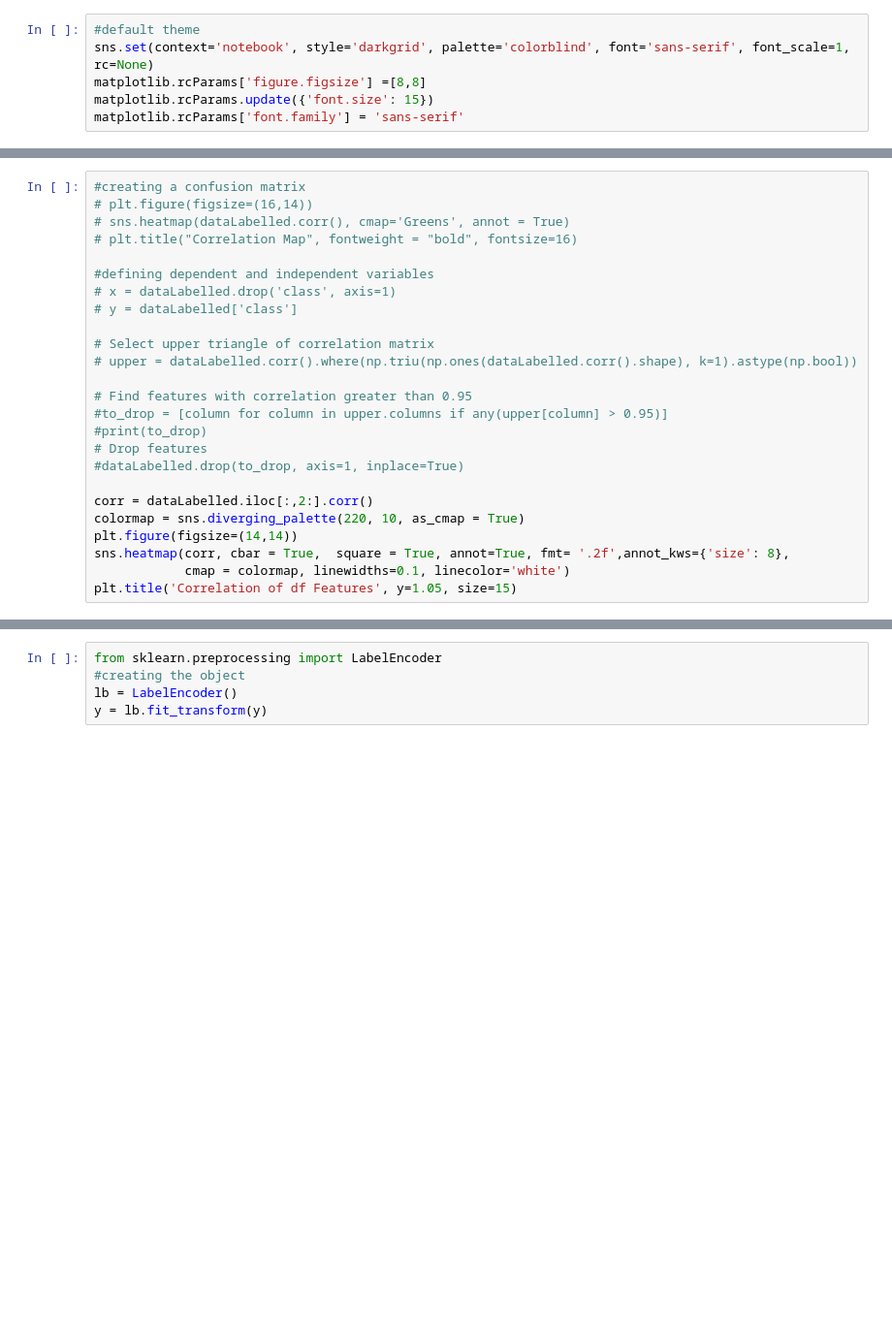
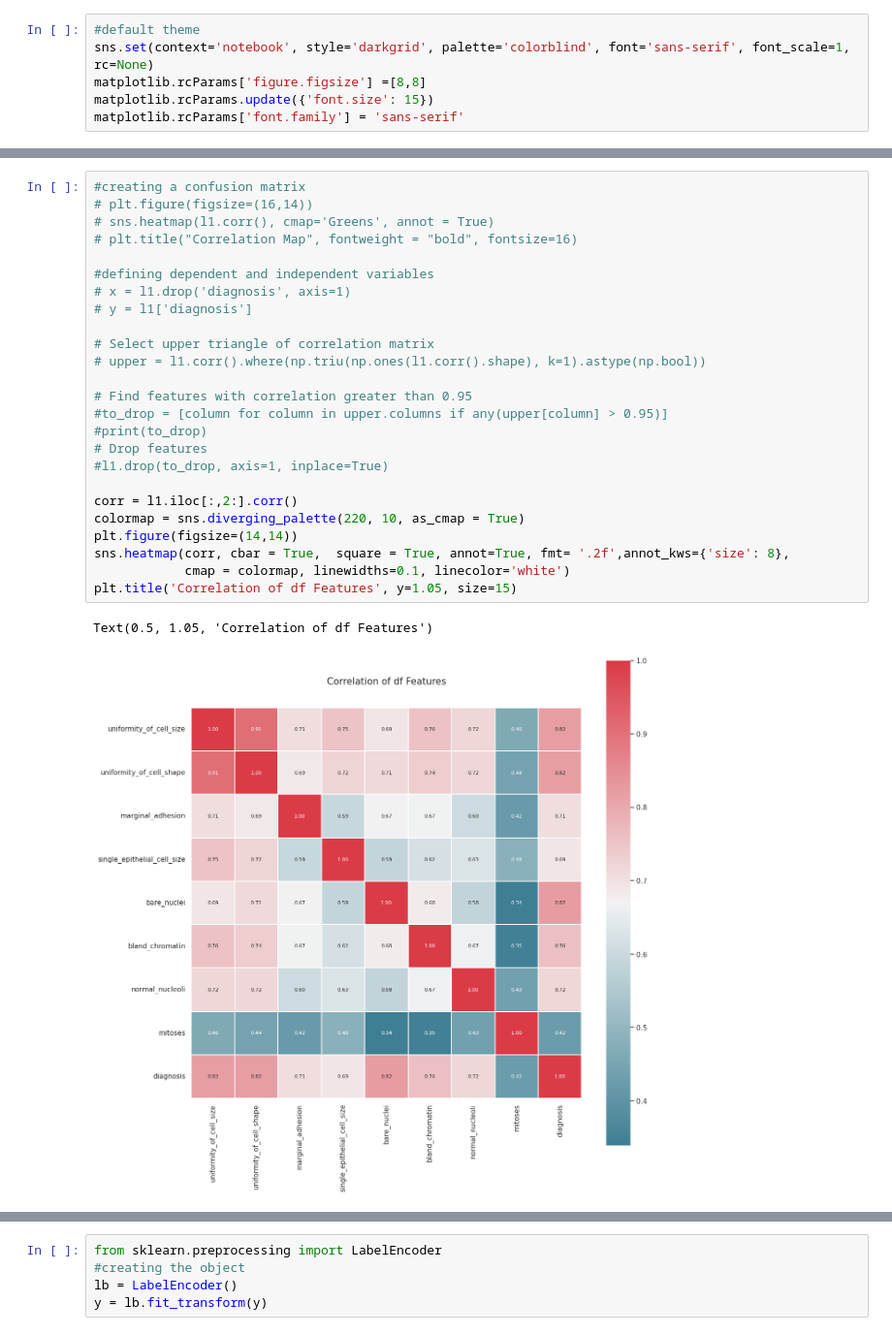
Before and after one commit to TeaToCodeConverter/2022-CN6005-GP-13-Coursework, a Jupyter notebook: breast_cancer_ann.ipynb, the cells around one changed output, grey strips where cells are left out. Shown: that part at 97% size. Saved outputs shown, nothing was run; the diff lists cells and outputs as text; blank space fills up the shorter version.

```diff
--- a/breast_cancer_ann.ipynb
+++ b/breast_cancer_ann.ipynb
@@ -98,27 +125,30 @@ print("Number of Malignant: {}".format(M))
 # %%
 #creating a confusion matrix
 # plt.figure(figsize=(16,14))
-# sns.heatmap(dataLabelled.corr(), cmap='Greens', annot = True)
+# sns.heatmap(l1.corr(), cmap='Greens', annot = True)
 # plt.title("Correlation Map", fontweight = "bold", fontsize=16)
 
 #defining dependent and independent variables
-# x = dataLabelled.drop('class', axis=1)
-# y = dataLabelled['class']
+# x = l1.drop('diagnosis', axis=1)
+# y = l1['diagnosis']
 
 # Select upper triangle of correlation matrix
-# upper = dataLabelled.corr().where(np.triu(np.ones(dataLabelled.corr().shape), k=1).astype(np.bool))
+# upper = l1.corr().where(np.triu(np.ones(l1.corr().shape), k=1).astype(np.bool))
 
 # Find features with correlation greater than 0.95
 #to_drop = [column for column in upper.columns if any(upper[column] > 0.95)]
 #print(to_drop)
 # Drop features
-#dataLabelled.drop(to_drop, axis=1, inplace=True)
+#l1.drop(to_drop, axis=1, inplace=True)
 
-corr = dataLabelled.iloc[:,2:].corr()
+corr = l1.iloc[:,2:].corr()
 colormap = sns.diverging_palette(220, 10, as_cmap = True)
 plt.figure(figsize=(14,14))
 sns.heatmap(corr, cbar = True,  square = True, annot=True, fmt= '.2f',annot_kws={'size': 8},
             cmap = colormap, linewidths=0.1, linecolor='white')
 plt.title('Correlation of df Features', y=1.05, size=15)
+# %% [output]
+Text(0.5, 1.05, 'Correlation of df Features')
+[figure, added]
 # %%
 #defining dependent and independent variables
```
Also changed, not shown: parts of 11 cells of this notebook.
